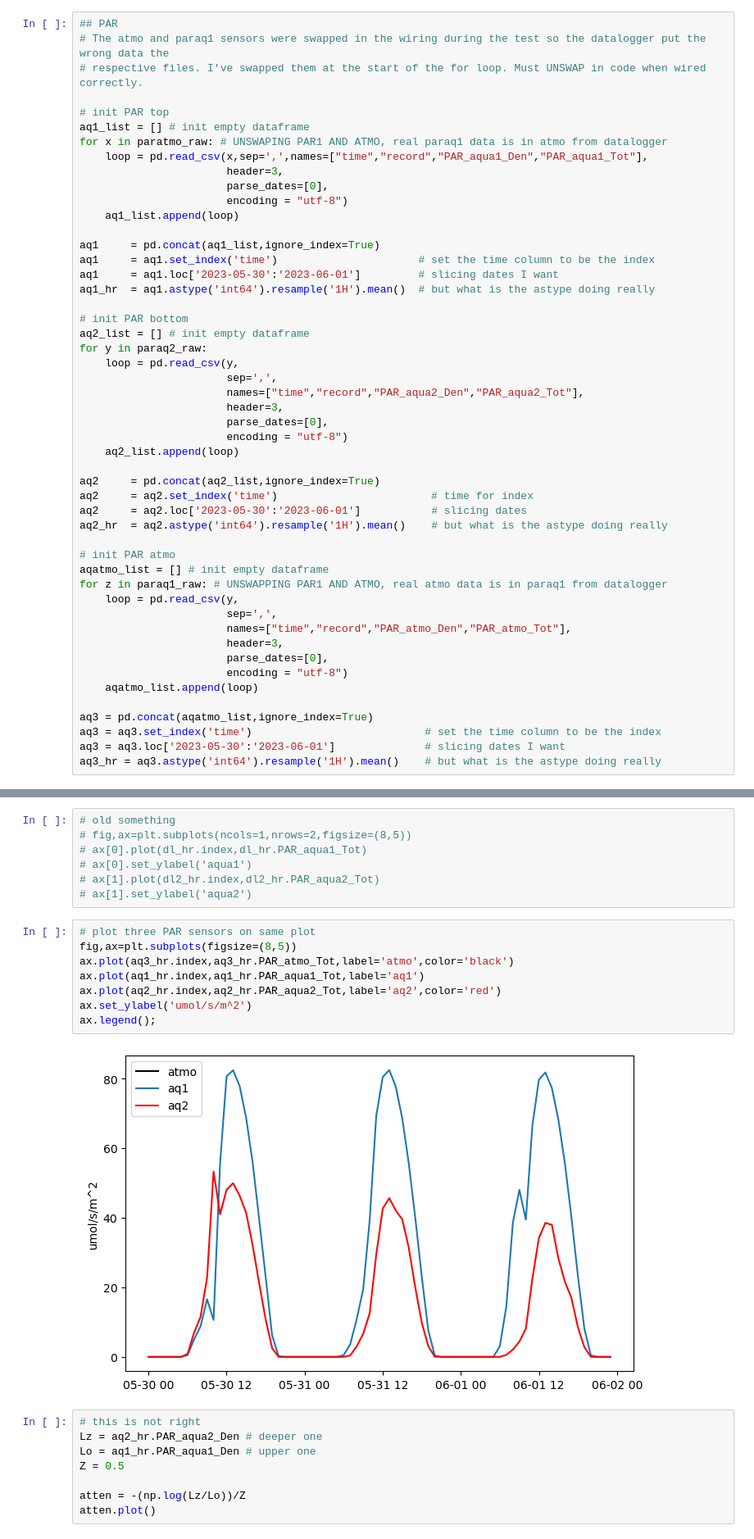
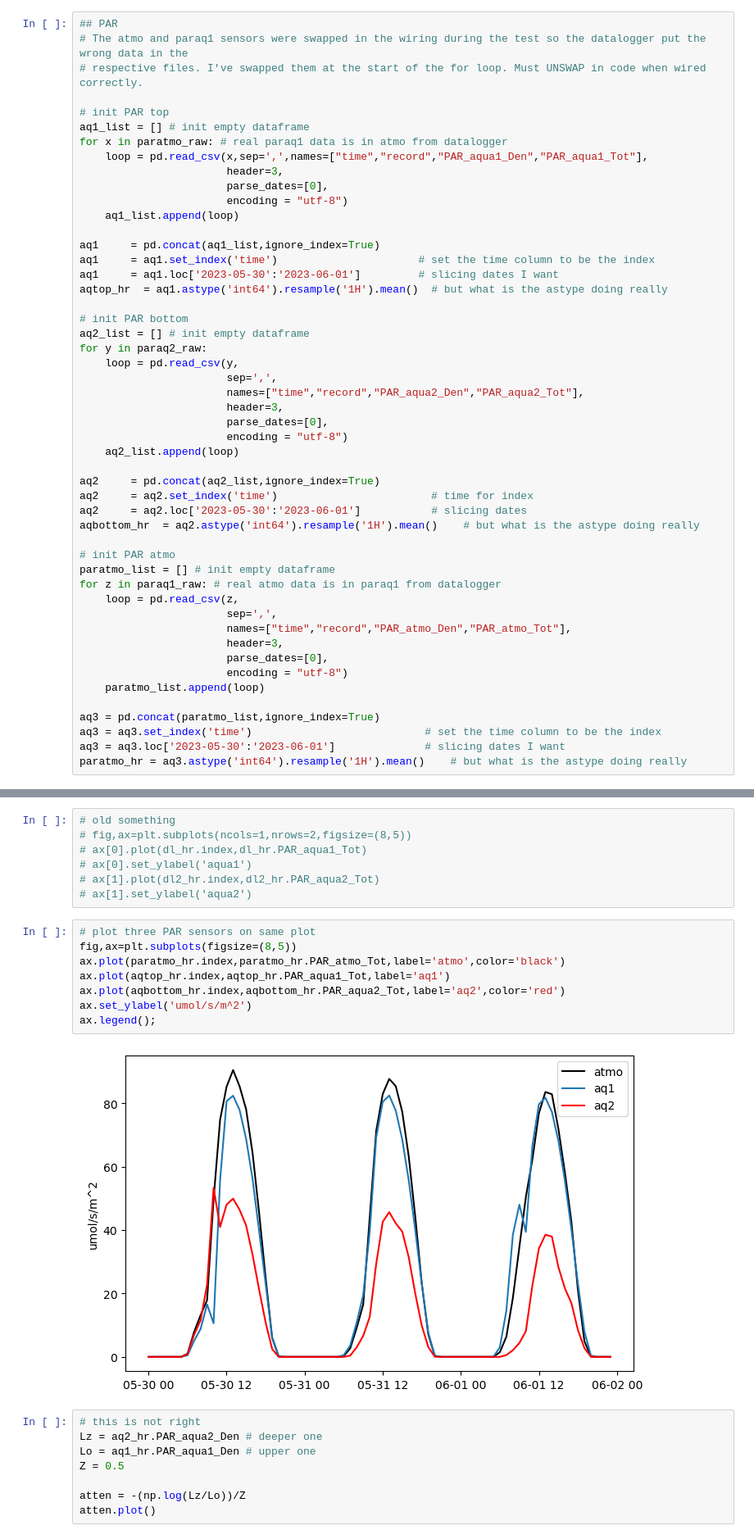
Before and after one commit to sscopazzi/Cal_Poly_Maritime_Academy_Research_Buoy, a Jupyter notebook: python_code/reorganized_deployment_test.ipynb, the cells around one changed output, grey strips where cells are left out. Shown at 82% size. Drawn from its saved outputs; the diff is of its cells as text.

```diff
--- a/python_code/reorganized_deployment_test.ipynb
+++ b/python_code/reorganized_deployment_test.ipynb
@@ -111,11 +110,11 @@ exo_hr = exo.astype('float').resample('1H').mean()      # but what is the astype
 # %%
 ## PAR
-# The atmo and paraq1 sensors were swapped in the wiring during the test so the datalogger put the wrong data the
+# The atmo and paraq1 sensors were swapped in the wiring during the test so the datalogger put the wrong data in the
 # respective files. I've swapped them at the start of the for loop. Must UNSWAP in code when wired correctly.
 
 # init PAR top
 aq1_list = [] # init empty dataframe
-for x in paratmo_raw: # UNSWAPING PAR1 AND ATMO, real paraq1 data is in atmo from datalogger
+for x in paratmo_raw: # real paraq1 data is in atmo from datalogger
     loop = pd.read_csv(x,sep=',',names=["time","record","PAR_aqua1_Den","PAR_aqua1_Tot"],
                        header=3,
                        parse_dates=[0],
@@ -125,7 +124,7 @@ for x in paratmo_raw: # UNSWAPING PAR1 AND ATMO, real paraq1 data is in atmo fro
 aq1     = pd.concat(aq1_list,ignore_index=True)
 aq1     = aq1.set_index('time')                      # set the time column to be the index
 aq1     = aq1.loc['2023-05-30':'2023-06-01']         # slicing dates I want
-aq1_hr  = aq1.astype('int64').resample('1H').mean()  # but what is the astype doing really
+aqtop_hr  = aq1.astype('int64').resample('1H').mean()  # but what is the astype doing really
 
 # init PAR bottom
 aq2_list = [] # init empty dataframe
@@ -141,23 +140,23 @@ for y in paraq2_raw:
 aq2     = pd.concat(aq2_list,ignore_index=True)
 aq2     = aq2.set_index('time')                        # time for index
 aq2     = aq2.loc['2023-05-30':'2023-06-01']           # slicing dates
-aq2_hr  = aq2.astype('int64').resample('1H').mean()    # but what is the astype doing really
+aqbottom_hr  = aq2.astype('int64').resample('1H').mean()    # but what is the astype doing really
 
 # init PAR atmo
-aqatmo_list = [] # init empty dataframe
-for z in paraq1_raw: # UNSWAPPING PAR1 AND ATMO, real atmo data is in paraq1 from datalogger
-    loop = pd.read_csv(y,
+paratmo_list = [] # init empty dataframe
+for z in paraq1_raw: # real atmo data is in paraq1 from datalogger
+    loop = pd.read_csv(z,
                        sep=',',
                        names=["time","record","PAR_atmo_Den","PAR_atmo_Tot"],
                        header=3,
                        parse_dates=[0],
                        encoding = "utf-8")
-    aqatmo_list.append(loop)
+    paratmo_list.append(loop)
 
-aq3 = pd.concat(aqatmo_list,ignore_index=True)
+aq3 = pd.concat(paratmo_list,ignore_index=True)
 aq3 = aq3.set_index('time')                           # set the time column to be the index
 aq3 = aq3.loc['2023-05-30':'2023-06-01']              # slicing dates I want
-aq3_hr = aq3.astype('int64').resample('1H').mean()    # but what is the astype doing really
+paratmo_hr = aq3.astype('int64').resample('1H').mean()    # but what is the astype doing really
 # %%
 # The Closest National Date Buoy Center station is DPXC1
 # https://www.ndbc.noaa.gov/station_history.php?station=dpxc1
@@ -351,13 +349,13 @@ ax[0].grid(),ax[1].grid(),ax[2].grid(),ax[3].grid();
 # %%
 # plot three PAR sensors on same plot
 fig,ax=plt.subplots(figsize=(8,5))
-ax.plot(aq3_hr.index,aq3_hr.PAR_atmo_Tot,label='atmo',color='black')
-ax.plot(aq1_hr.index,aq1_hr.PAR_aqua1_Tot,label='aq1')
-ax.plot(aq2_hr.index,aq2_hr.PAR_aqua2_Tot,label='aq2',color='red')
+ax.plot(paratmo_hr.index,paratmo_hr.PAR_atmo_Tot,label='atmo',color='black')
+ax.plot(aqtop_hr.index,aqtop_hr.PAR_aqua1_Tot,label='aq1')
+ax.plot(aqbottom_hr.index,aqbottom_hr.PAR_aqua2_Tot,label='aq2',color='red')
 ax.set_ylabel('umol/s/m^2')
 ax.legend();
 # %% [output]
-[figure, old version]
+[figure, new version]
 # %%
 # this is not right
 Lz = aq2_hr.PAR_aqua2_Den # deeper one
```
Also changed, not shown: parts of 10 cells of this notebook, 1 other file.
